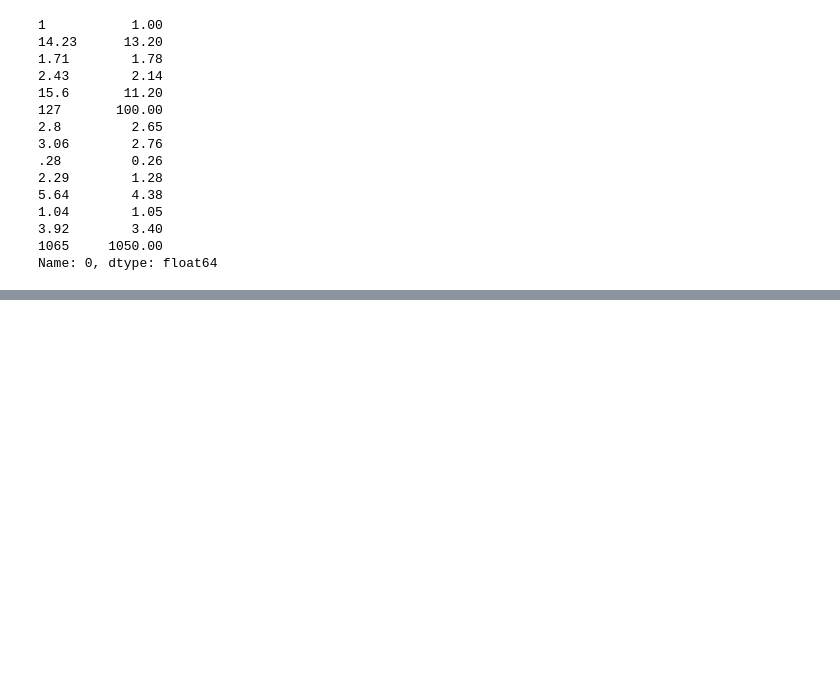
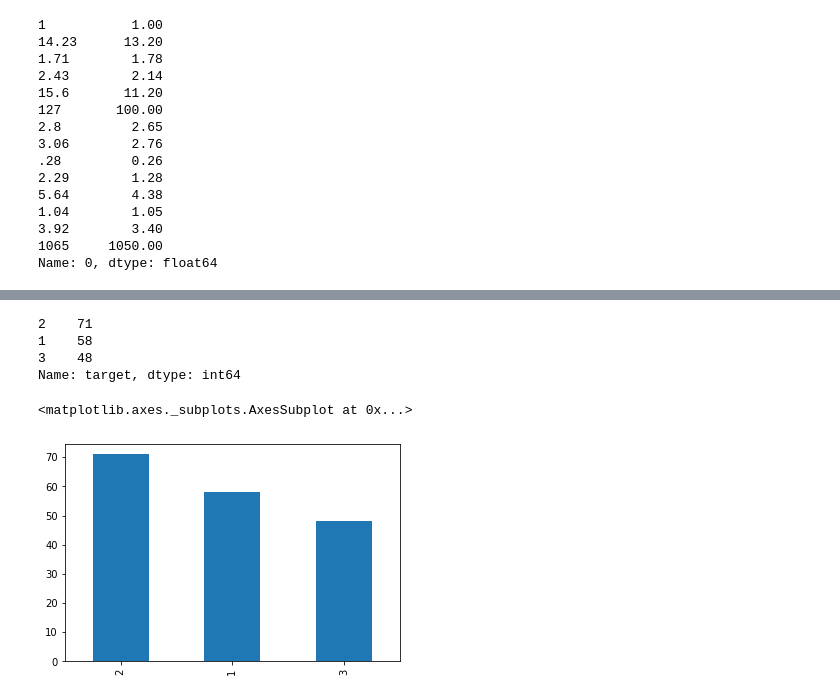
Before and after one commit to JMML2021/Sprint-7.-Algoritmes-d-aprenentatge-supervisat-Classificaci-, a Jupyter notebook: Sprint_7_Algoritmes_d’aprenentatge_supervisat_Classificacio.ipynb, the cells around one changed output, grey strips where cells are left out. Cells and saved outputs as stored; diff of their text form; code cells hidden in the pictures; blank space fills up the shorter version.

```diff
--- a/Sprint_7_Algoritmes_d’aprenentatge_supervisat_Classificacio.ipynb
+++ b/Sprint_7_Algoritmes_d’aprenentatge_supervisat_Classificacio.ipynb
@@ -55,0 +91,10 @@ Name: 0, dtype: float64
+# %%
+Nombre_Columnas  = ['target','alcohol', 'malic_acid', 'ash', 'alcalinity_of_ash', 'magnesium',
+       'total_phenols', 'flavanoids', 'nonflavanoid_phenols',
+       'proanthocyanins', 'color_intensity', 'hue',
+       'od280/od315_of_diluted_wines', 'proline']
+# %%
+# Asigno una lista con los nombres de las columnas
+
+df1.columns = Nombre_Columnas
+df1.iloc[0]
@@ -55,0 +165,20 @@ Name: 0, dtype: float64
+# %%
+#Let's see the frequency of the variable target.
+#Convert variable to categorical.
+data.target=data.target.astype('int64').astype('category')
+
+#Frequency.
+freq=df1['target'].value_counts()
+
+freq
+# %% [output]
+2    71
+1    58
+3    48
+Name: target, dtype: int64
+# %%
+#Let's check graphically.
+freq.plot(kind='bar')
+# %% [output]
+<matplotlib.axes._subplots.AxesSubplot at 0x...>
+[figure, added]
```
Also changed, not shown: parts of 21 cells of this notebook.
